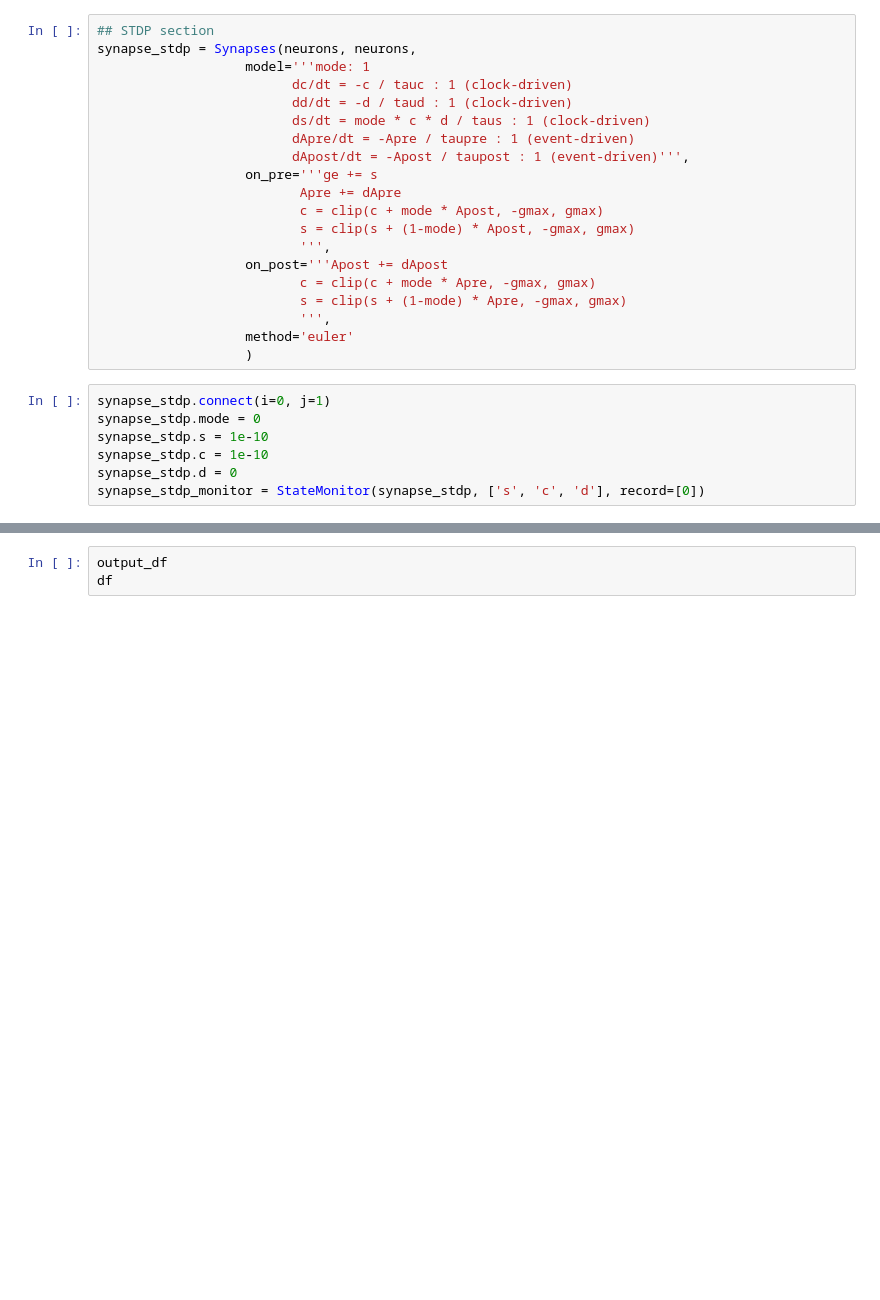
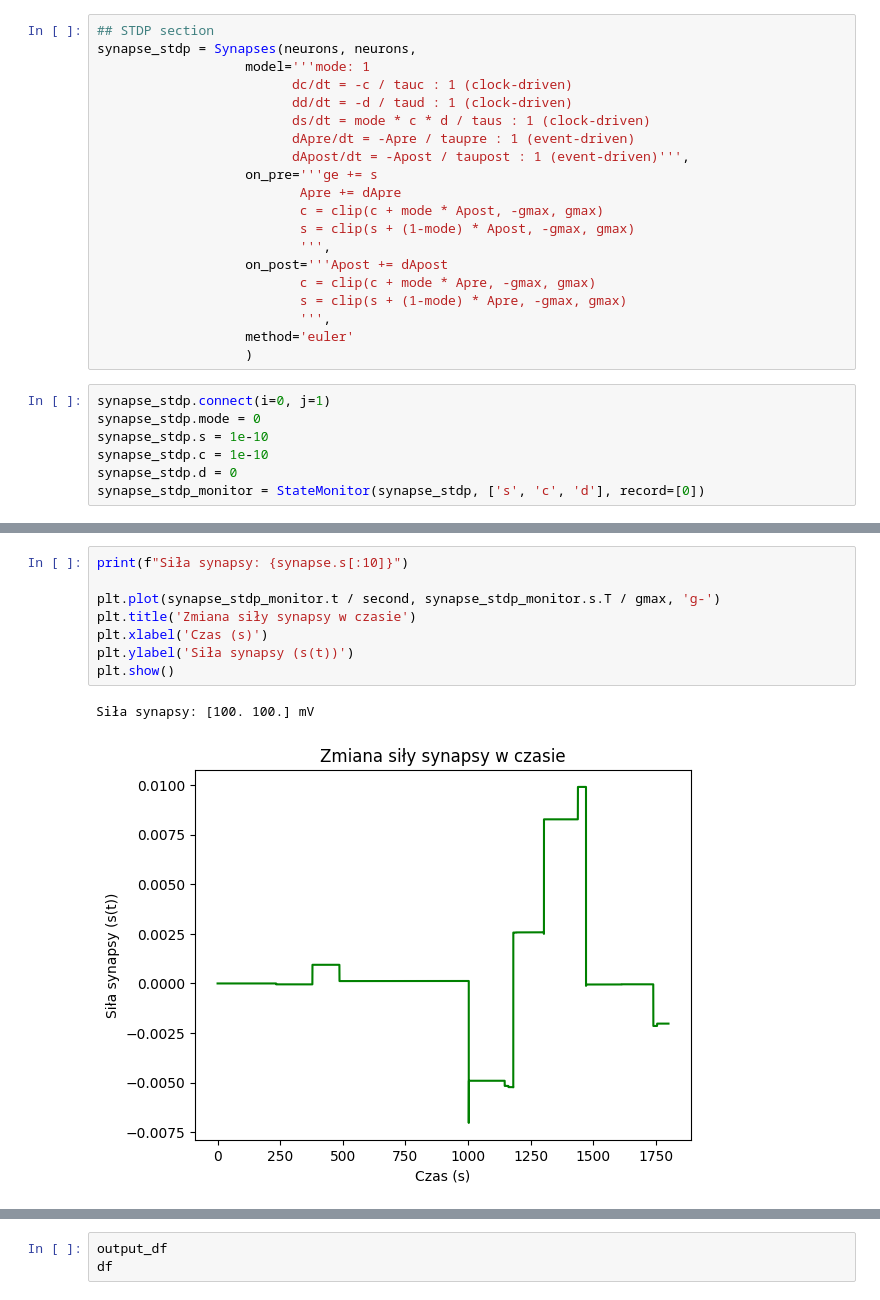
Before and after one commit to ewazukowska/MasterThesis, a Jupyter notebook: notebooks/STDP.ipynb, the cells around one changed output, grey strips where cells are left out. Cells and saved outputs as stored; diff of their text form; blank space fills up the shorter version.

```diff
--- a/notebooks/STDP.ipynb
+++ b/notebooks/STDP.ipynb
@@ -112,3 +146,14 @@ KeyboardInterrupt:
+# %%
+print(f"Siła synapsy: {synapse.s[:10]}")
+
+plt.plot(synapse_stdp_monitor.t / second, synapse_stdp_monitor.s.T / gmax, 'g-')
+plt.title('Zmiana siły synapsy w czasie')
+plt.xlabel('Czas (s)')
+plt.ylabel('Siła synapsy (s(t))')
+plt.show()
+# %% [output]
+Siła synapsy: [100. 100.] mV
+[figure, added]
 # %%
 # Visualisation
 neurons_indices, neurons_times = neurons_monitor.it
```
Also changed, not shown: parts of 21 cells of this notebook, 2 other files.
